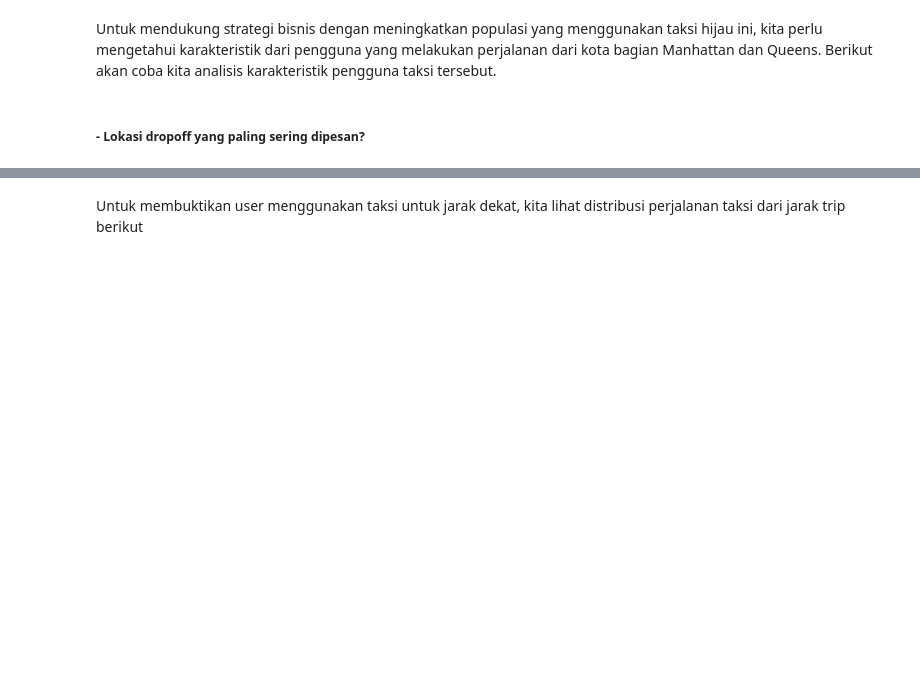
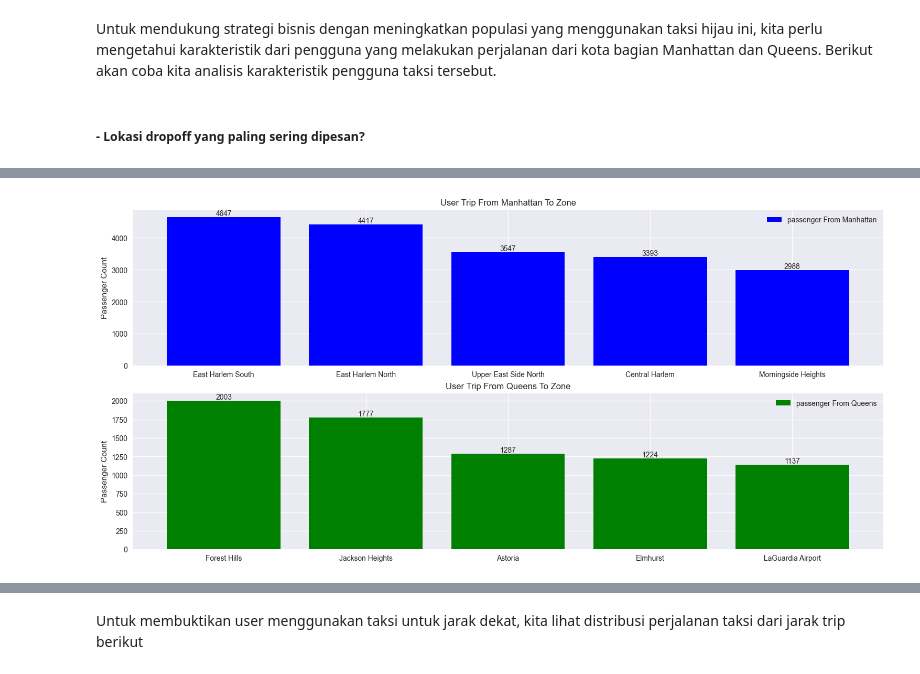
Before and after one commit to fathurizkym/ecommerce_churn_analysis, a Jupyter notebook: notebooks/Data_Analysis.ipynb, the cells around one changed output, grey strips where cells are left out. Drawn from its saved outputs; the diff is of its cells as text; code cells hidden in the pictures; blank space fills up the shorter version.

```diff
--- a/notebooks/Data_Analysis.ipynb
+++ b/notebooks/Data_Analysis.ipynb
@@ -404,0 +396,48 @@ Dari grafik diatas kita dapat mendapatkan:
+# %%
+# Cek lokasi dropoff terbanyak untuk trip sesuai dengan lokasi pickupnya
+
+# Create Dropoff Location
+
+# Create dataframe trip pickup
+DO_Manhattan = df[df.PU_Borough == "Manhattan"].groupby("DO_Zone").agg({"passenger_count":"sum", "total_amount":"sum"}).reset_index().nlargest(5, "passenger_count")
+DO_Queens = df[df.PU_Borough == "Queens"].groupby("DO_Zone").agg({"passenger_count":"sum", "total_amount":"sum"}).reset_index().nlargest(5, "passenger_count")
+
+
+# create figure and axes for plot data
+fig, ax = plt.subplots(
+    nrows=2,
+    ncols=1,
+    figsize=(15,7),
+    constrained_layout=True,
+    sharex=True
+)
+
+# Dropoff location From pickup in Manhattan
+ax1 = plt.subplot2grid((2,1), (0,0));
+ax1.bar(
+    DO_Manhattan["DO_Zone"],
+    DO_Manhattan["passenger_count"], color="Blue", label="passenger From Manhattan"
+)
+ax1.set_title("User Trip From Manhattan To Zone")
+ax1.set_ylabel("Passenger Count")
+ax1.legend()
+plt.xticks(rotation=0)
+
+# Dropoff location From pickup in Manhattan
+ax2 = plt.subplot2grid((2,1), (1,0));
+ax2.bar(
+    DO_Queens["DO_Zone"],
+    DO_Queens["passenger_count"], color="Green", label="passenger From Queens"
+)
+ax2.legend()
+ax2.set_title("User Trip From Queens To Zone")
+ax2.set_ylabel("Passenger Count")
+plt.xticks(rotation=0)
+
+# Annotation
+ax1.bar_label(ax1.containers[0]);
+ax2.bar_label(ax2.containers[0]);
+
+plt.show();
+# %% [output]
+[figure, added]
```
Also changed, not shown: parts of 27 cells of this notebook.
